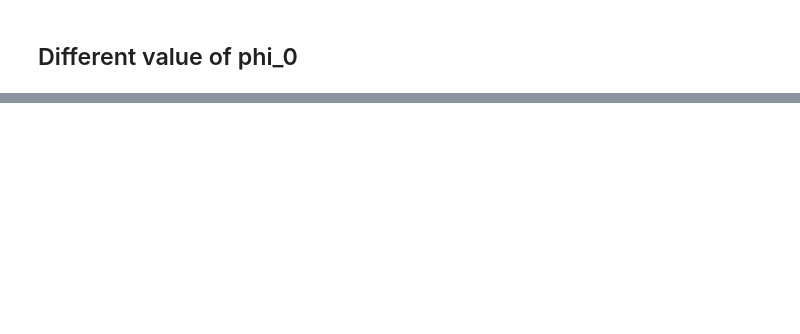
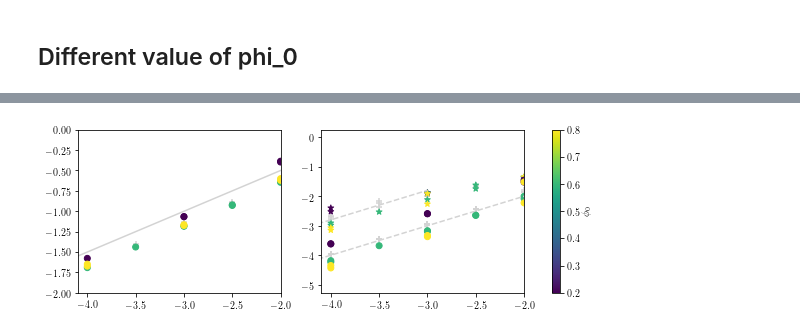
Before and after one commit to MarineLasbleis/mushdynamics, a Jupyter notebook: notebooks/Supp Material.ipynb, the cells around one changed output, grey strips where cells are left out. Cells and saved outputs as stored; diff of their text form; code cells hidden in the pictures; blank space fills up the shorter version.

```diff
--- a/notebooks/Supp Material.ipynb
+++ b/notebooks/Supp Material.ipynb
@@ -13,8 +13,6 @@ from matplotlib import rc
 rc('text', usetex=True)
 
 import mushdynamics as md
-# %%
-folder = "/home/lasbleis-m/Research/output_mush/"
 # %% [markdown]
 Let's define some useful functions for the figures and calculations (most of them are in the scripts/figures.py)
 # %%
@@ -460,0 +311,52 @@ ax.set_xlim([0.85, 1.])
+# %%
+fig, ax = plt.subplots(1, 2, figsize=[10, 3])  # delta and average porosity for the different runs
+
+ax[0].scatter(np.log10(exp1["dot_r"]), np.log10(exp1["delta"]), c="lightgrey", marker="+")
+ax[1].scatter(np.log10(exp1["dot_r"]), np.log10(exp1["phi_r"]), c="lightgrey", marker="+")
+ax[1].scatter(np.log10(exp1["dot_r"]), np.log10(exp1["phi_top"]), c="lightgrey", marker="+")
+
+def extract_values_phi(folder):
+    folder_list = os.listdir(folder)
+    df = pd.DataFrame()
+    for folder_single_run in folder_list:
+        file_stat, param, timesteps = extract_files(folder+folder_single_run)
+        param["dot_r"] = param["Ric_adim"]/param["time_max"]*param["growth_rate_exponent"]
+        data = pd.read_csv(file_stat, sep=" ", index_col=False)
+
+        name_max = max(timesteps.items(), key=itemgetter(1))[0]
+        data_max = pd.read_csv(name_max, sep=" ")
+        delta = thickness(data_max["porosity"].to_numpy()[:-1], data_max['radius'].to_numpy()[:-1])
+        phi = data["sum_phi"].iloc[-1]
+        index_bottom = abs(data_max['radius'] - 0.05*param["Ric_adim"]).idxmin()
+        phi_r = data_max["porosity"].iloc[index_bottom]
+        index_top = abs(data_max['radius'] - 0.90*param["Ric_adim"]).idxmin()
+        phi_t = data_max["porosity"].iloc[index_top]
+        df_new = pd.DataFrame({"Ric_adim":param["Ric_adim"], "phi":[phi], "delta":[delta], "phi0":param["phi_init"],
+                           "dot_r":param["dot_r"], "phi_r":phi_r, "phi_t":phi_t})
+        df = df.append(df_new)
+    return df
+
+df = pd.read_csv("data/different_phi0.csv")
+
+ax[0].scatter(np.log10(df["dot_r"]), np.log10(df["delta"]), c=(df["phi0"]))
+sc = ax[1].scatter(np.log10(df["dot_r"]), np.log10(df["phi_r"]), c=(df["phi0"]), marker="*")
+ax[1].scatter(np.log10(df["dot_r"]), np.log10(df["phi_t"]), c=(df["phi0"]))
+
+
+#ax[2].scatter(np.log10(df["dot_r"]), np.log10(df["phi"]/df["phi0"]), c=np.log10(df["phi0"]))
+
+
+ax[0].set_xlim([-4.1, -2.])
+ax[0].set_ylim([-2, 0])
+ax[1].set_xlim([-4.1, -2.])
+#ax[2].set_xlim([-4.1, -2.])
+
+ax[0].plot([-5, -2], [-2, -0.5], 'lightgrey')
+ax[1].plot([-5, -2], [-5, -2], '--', color="lightgrey")
+ax[1].plot([-5, -3], [-3.8, -1.8], '--', color="lightgrey")
+
+cb = fig.colorbar(sc, ax=ax.ravel().tolist(), label="$\phi_0$")
+
+plt.savefig("SuppInfo_Fig5.pdf")
+# %% [output]
+[figure, added]
```
Also changed, not shown: parts of 18 cells of this notebook, 5 other files.
